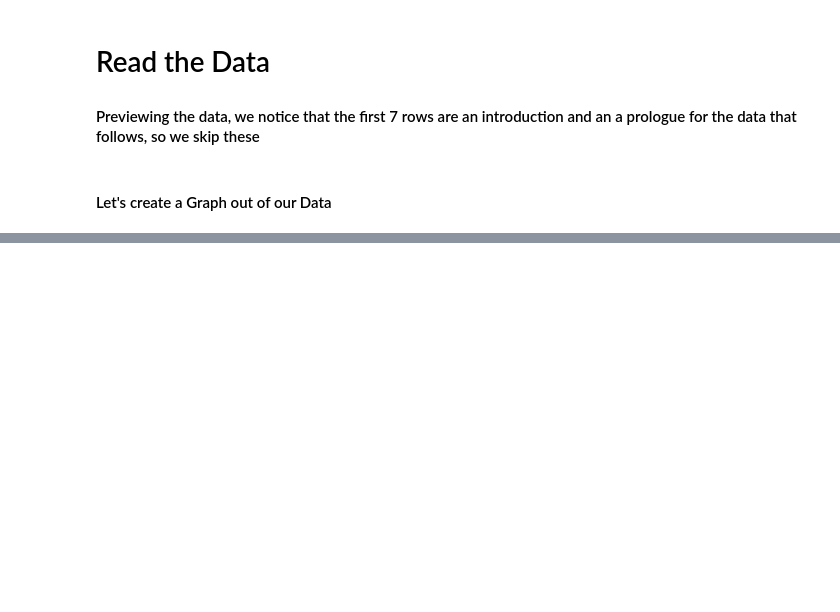
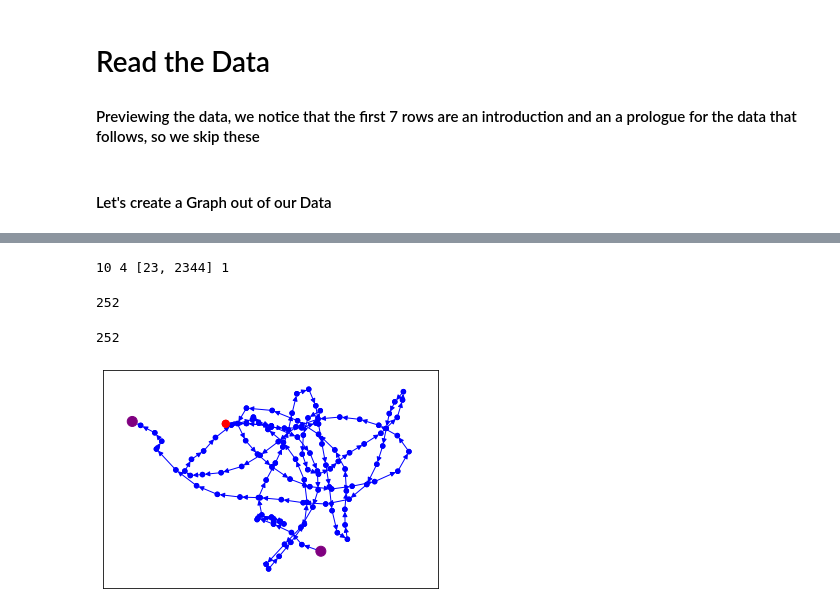
Before and after one commit to Gruntrexpewrus/Hmk5-ADM, a Jupyter notebook: nik.ipynb, the cells around one changed output, grey strips where cells are left out. Saved outputs shown, nothing was run; the diff lists cells and outputs as text; code cells hidden in the pictures; blank space fills up the shorter version.

```diff
--- a/nik.ipynb
+++ b/nik.ipynb
@@ -343,0 +437,2 @@ if a[2]==3:
+# %%
+a=G.functionality4()
@@ -343,0 +446,39 @@ if a[2]==3:
+# %%
+print(a[1],a[2],a[3],a[4])
+# %% [output]
+10 4 [23, 2344] 1
+# %%
+G4=nx.DiGraph()
+for i in range(0,len(a[0])):
+    G4.add_edge(a[0][i][0],a[0][i][1])
+newgraph= []
+color_map=[]
+nodesize=[]
+newgraph = [item for sublist in a[0] for item in sublist]
+color_map = ["purple"]
+nodesize=[100]
+
+for i in range(1,len(newgraph)-1):
+    count=0
+    for j in range(0,len(a[3])-1):
+        if newgraph[i]==a[3][j]:
+            count+=1
+            color_map.append("red")
+            nodesize.append(50)
+    if count==0:
+        color_map.append("blue")
+        nodesize.append(20)
+color_map.append("purple")
+nodesize.append(100)
+# %% [output]
+252
+252
+# %%
+if a[4]==1:
+    nx.draw_networkx(G4,node_size=nodesize, with_labels=False, node_color=color_map, nodelist=newgraph, edge_color="blue",arrows=True)
+if a[4]==2:
+    nx.draw_networkx(G4,node_size=nodesize, with_labels=False, node_color=color_map, nodelist=newgraph,edge_color="black",arrows=True)
+if a[4]==3:
+    nx.draw_networkx(G4,node_size=nodesize, with_labels=False, node_color=color_map, nodelist=newgraph, edge_color="red",arrows=True)
+# %% [output]
+[figure, added]
```
Also changed, not shown: parts of 16 cells of this notebook.
